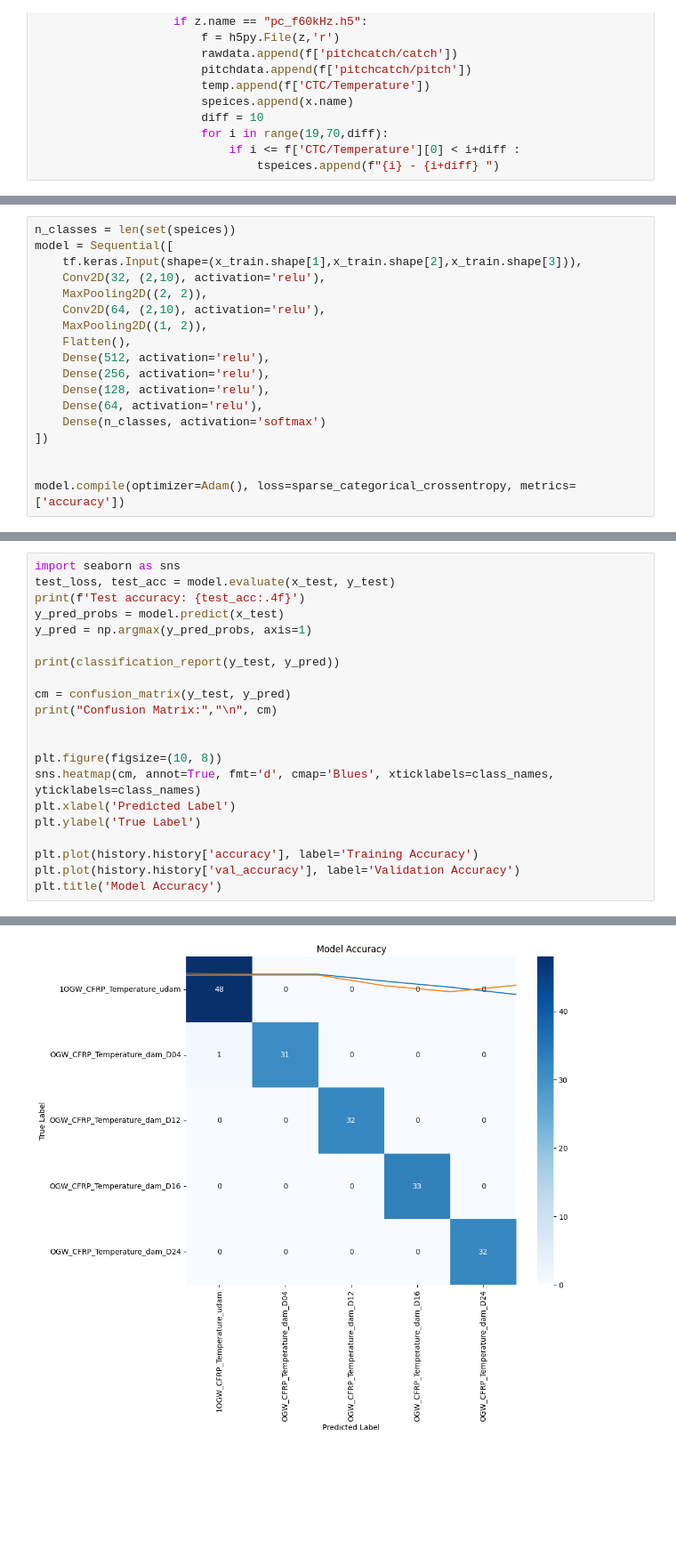
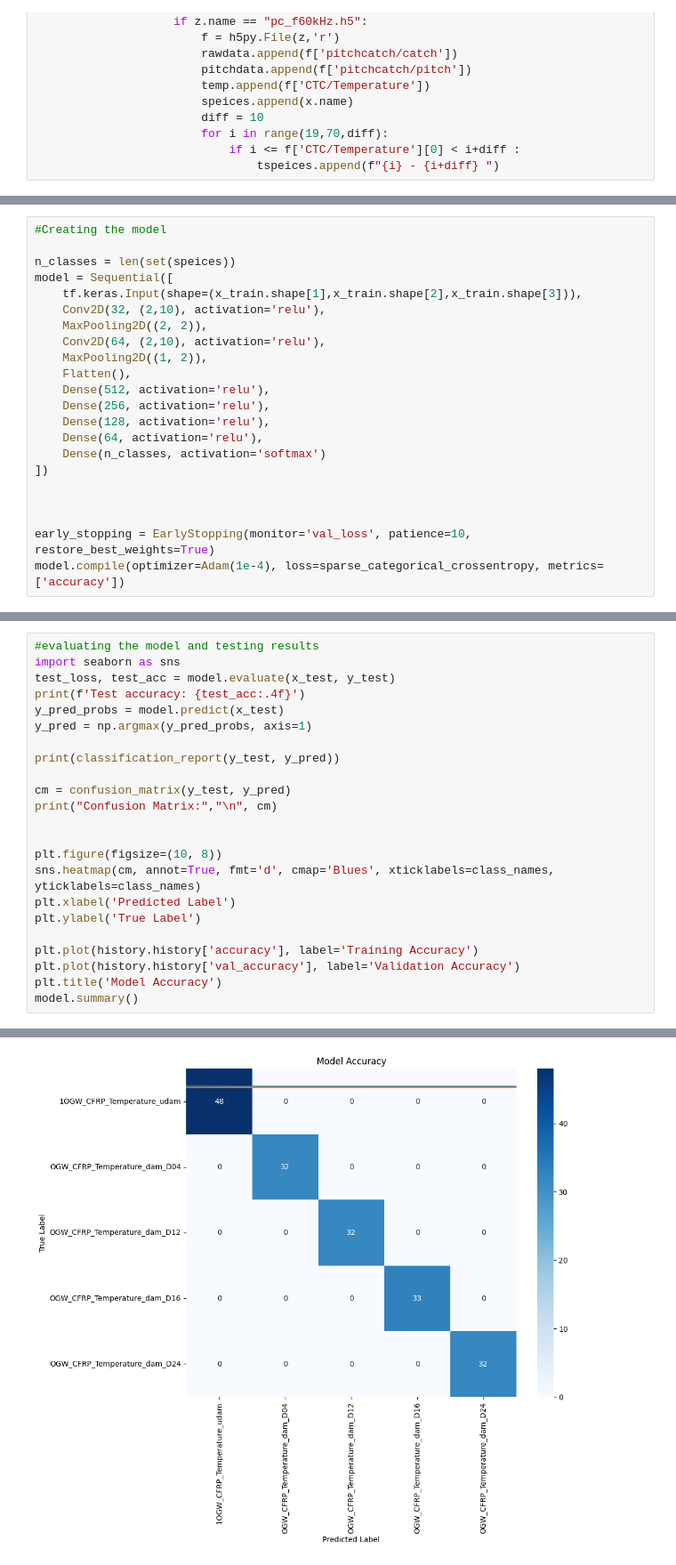
Before and after one commit to Deathound6/SDAI_Project, a Jupyter notebook: SDAI Project.ipynb, the cells around one changed output, grey strips where cells are left out. Shown at 89% size. Cells and saved outputs as stored; diff of their text form; blank space fills up the shorter version.

```diff
--- a/SDAI Project.ipynb
+++ b/SDAI Project.ipynb
@@ -110,4 +119,6 @@ x_train, x_test, y_train, y_test = train_test_split(subdata, speices[start:], te
 # %%
+#Creating the model
+
 n_classes = len(set(speices))
 model = Sequential([
     tf.keras.Input(shape=(x_train.shape[1],x_train.shape[2],x_train.shape[3])),
@@ -124,4 +135,6 @@ model = Sequential([
 ])
 
 
-model.compile(optimizer=Adam(), loss=sparse_categorical_crossentropy, metrics=['accuracy'])
+
+early_stopping = EarlyStopping(monitor='val_loss', patience=10, restore_best_weights=True)
+model.compile(optimizer=Adam(1e-4), loss=sparse_categorical_crossentropy, metrics=['accuracy'])
@@ -157,4 +164,5 @@ Epoch 24/50
 # %%
+#evaluating the model and testing results
 import seaborn as sns
 test_loss, test_acc = model.evaluate(x_test, y_test)
 print(f'Test accuracy: {test_acc:.4f}')
@@ -175,4 +183,5 @@ plt.ylabel('True Label')
 plt.plot(history.history['accuracy'], label='Training Accuracy')
 plt.plot(history.history['val_accuracy'], label='Validation Accuracy')
 plt.title('Model Accuracy')
+model.summary()
 # %% [output]
@@ -197 +227 @@ Text(0.5, 1.0, 'Model Accuracy')
-[figure, old version]
+[figure, new version]
```
Also changed, not shown: parts of 8 cells of this notebook.
